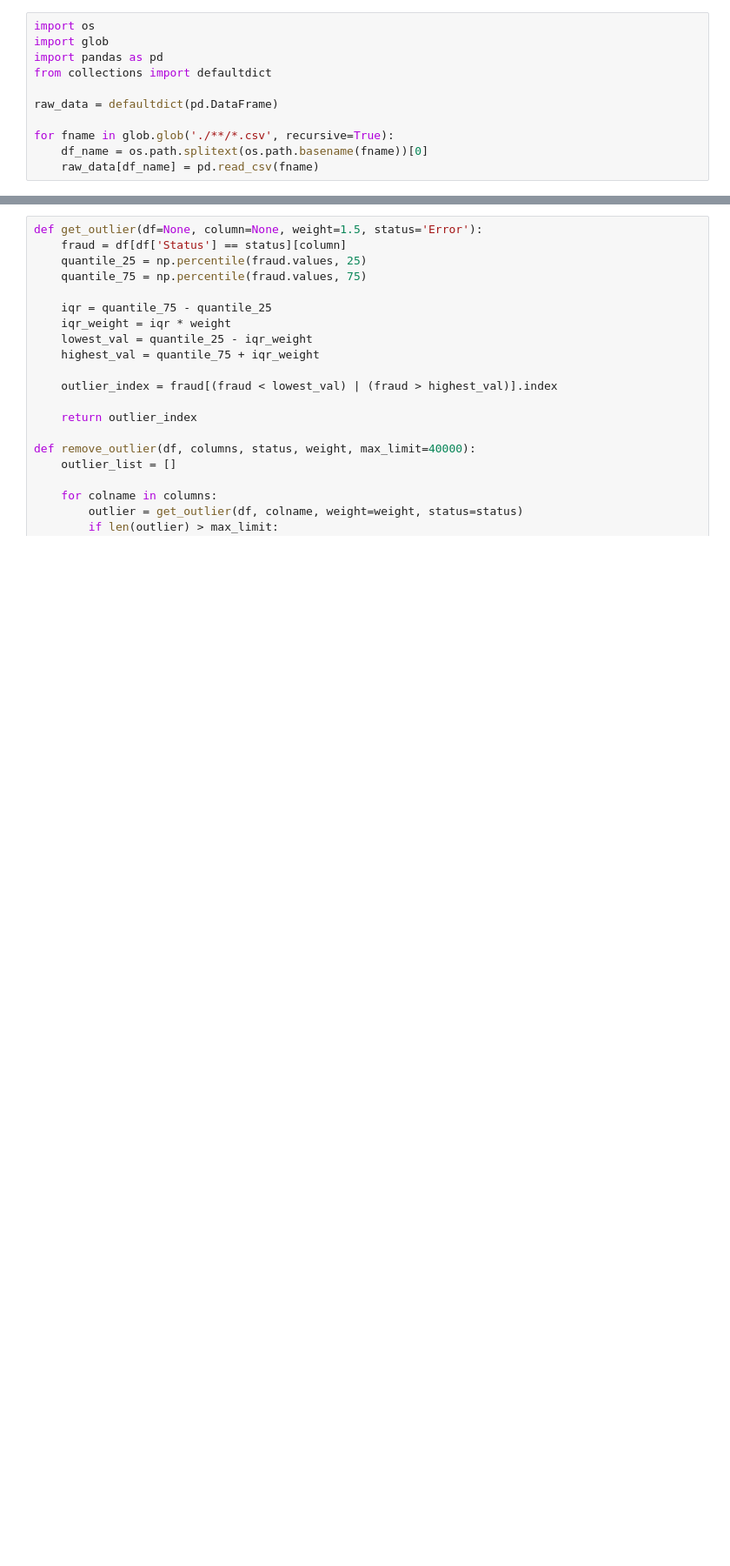
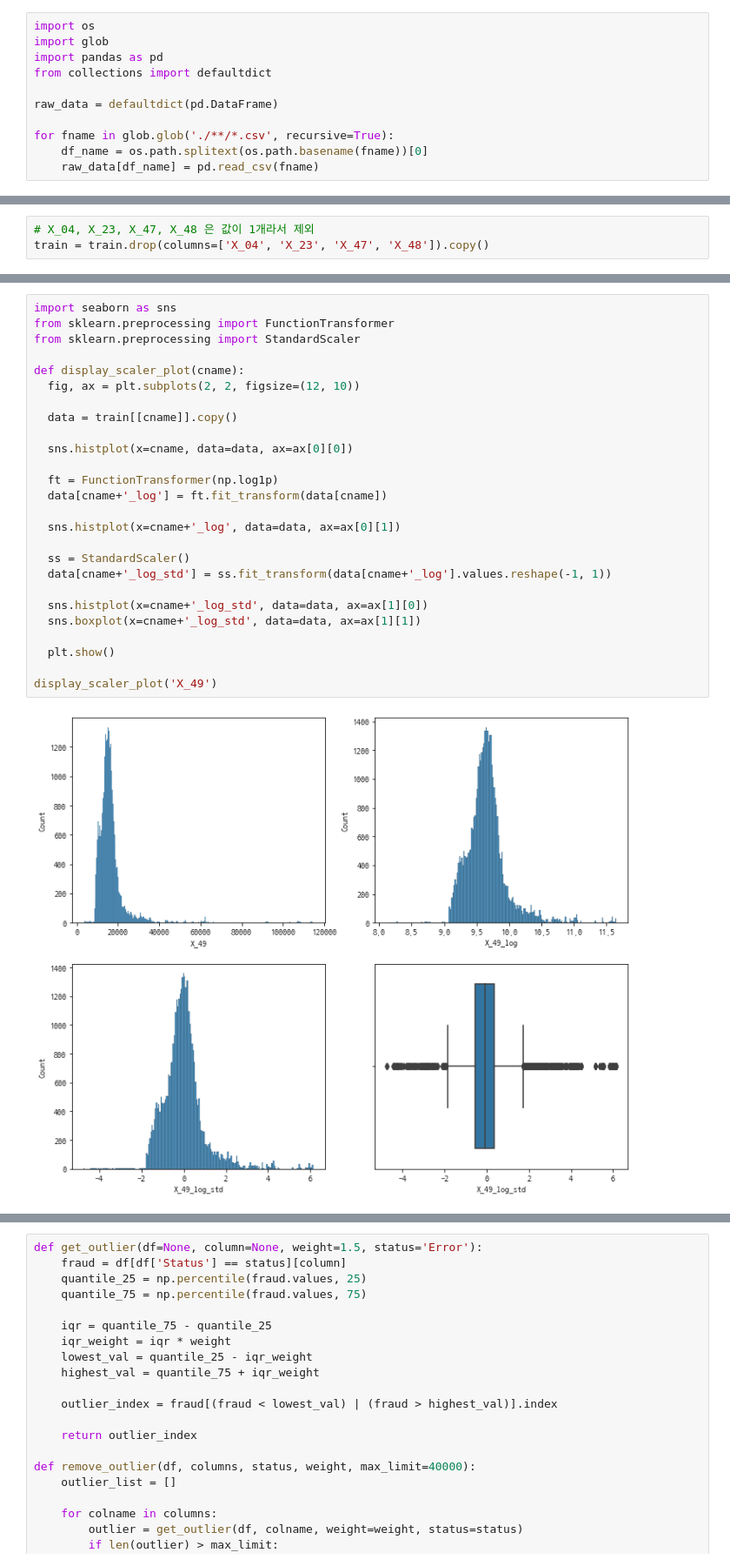
Before and after one commit to zbooster/Antenna-Performance-Prediction, a Jupyter notebook: FeatureSelection.ipynb, the cells around one changed output, grey strips where cells are left out. Shown at 87% size. Drawn from its saved outputs; the diff is of its cells as text; blank space fills up the shorter version.

```diff
--- a/FeatureSelection.ipynb
+++ b/FeatureSelection.ipynb
@@ -203,0 +41,3 @@ array([[ 67.47    , 101.892   ,  29.45    , ..., 147.837968, 134.313475,
+# %%
+# X_04, X_23, X_47, X_48 은 값이 1개라서 제외
+train = train.drop(columns=['X_04', 'X_23', 'X_47', 'X_48']).copy()
@@ -203,0 +169,28 @@ array([[ 67.47    , 101.892   ,  29.45    , ..., 147.837968, 134.313475,
+# %%
+import seaborn as sns
+from sklearn.preprocessing import FunctionTransformer
+from sklearn.preprocessing import StandardScaler
+
+def display_scaler_plot(cname):
+  fig, ax = plt.subplots(2, 2, figsize=(12, 10))
+
+  data = train[[cname]].copy()
+
+  sns.histplot(x=cname, data=data, ax=ax[0][0])
+
+  ft = FunctionTransformer(np.log1p)
+  data[cname+'_log'] = ft.fit_transform(data[cname])
+
+  sns.histplot(x=cname+'_log', data=data, ax=ax[0][1])
+
+  ss = StandardScaler()
+  data[cname+'_log_std'] = ss.fit_transform(data[cname+'_log'].values.reshape(-1, 1))
+
+  sns.histplot(x=cname+'_log_std', data=data, ax=ax[1][0])
+  sns.boxplot(x=cname+'_log_std', data=data, ax=ax[1][1])
+
+  plt.show()
+
+display_scaler_plot('X_49')
+# %% [output]
+[figure, added]
```
Also changed, not shown: parts of 73 cells of this notebook.
